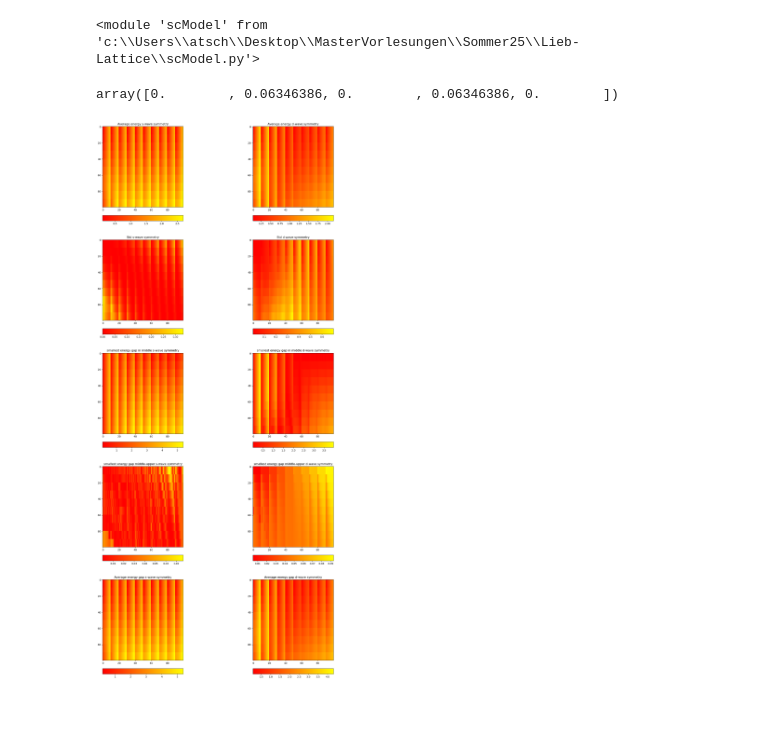
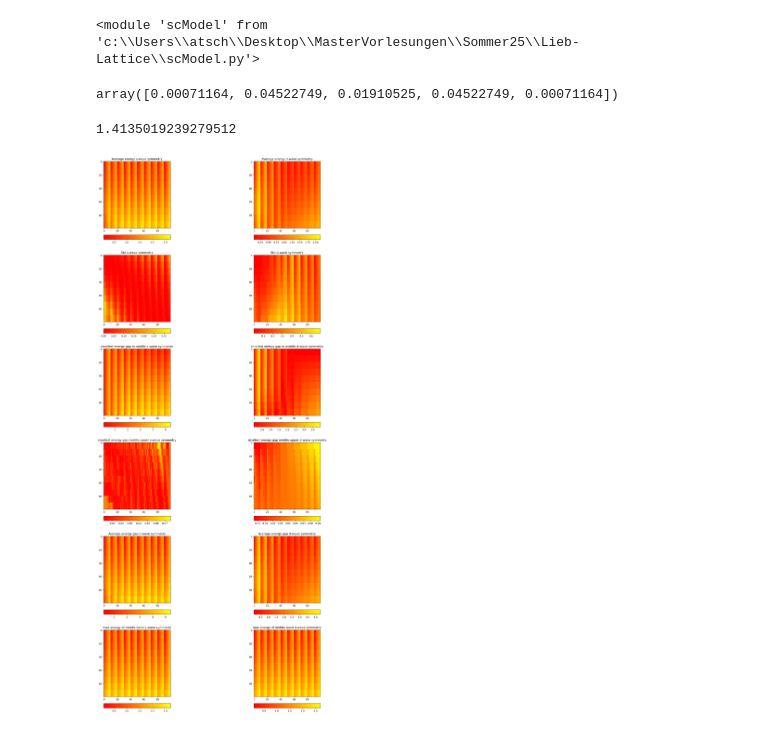
Before and after one commit to alicecarroll/Lieb-Lattice, a Jupyter notebook: calc4.ipynb, the cells around one changed output. Cells and saved outputs as stored; diff of their text form; code cells hidden in the pictures.

Commit message:
more stats

```diff
--- a/calc4.ipynb
+++ b/calc4.ipynb
@@ -10,7 +10,7 @@ import matplotlib.pyplot as plt
 from mpl_toolkits.axes_grid1.axes_divider import make_axes_locatable
 #import seaborn as sns
 # %%
-mM = scModel.Model()
+mM = scModel.Model(Del0=1, Deld=1, Dels=0, mu=1)
 # %%
 #params = np.concatenate(np.linspace(0, 2, 10), np.linspace(0, 2, 10), )
 #params_s = [(d0*0.2, dd*0.2, ds*0.2) for d0 in range(10) for dd in range(10) for ds in range(10)]
@@ -19,8 +19,13 @@ params_d = [(d0, dd, 0) for dd in np.linspace(0.1,2,10) for d0 in np.linspace(0.
 # %%
 mM.simple_stats()['mingap']
 # %% [output]
-array([0.        , 0.06346386, 0.        , 0.06346386, 0.        ])
+array([0.00071164, 0.04522749, 0.01910525, 0.04522749, 0.00071164])
+# %%
+mM.simple_stats()['maxe'][6]
+# %% [output]
+1.4135019239279512
 # %%
+maxe = np.ones((100, 100))
 ave = np.ones((100, 100))
 std = np.ones((100, 100))
 mingap_mid = np.ones((100, 100))
@@ -35,12 +40,15 @@ for i in range(10):
         d0, dd, ds = params_s[j]
         mM = scModel.Model(Del0=d0, Deld=dd, Dels=ds, mu=mu)
         stat = mM.simple_stats()
+
+        maxe[10*i:10*(i+1),j] = stat['maxe'][6]
         ave[10*i:10*(i+1),j] = stat['av'][6]
         std[10*i:10*(i+1),j] = stat['std'][6]
         mingap_mid[10*i:10*(i+1),j] = stat['mingap'][2]
         mingap_mid_to_up[10*i:10*(i+1),j] = stat['mingap'][3]
         avgap[10*i:10*(i+1),j] = stat['avgap'][2]
 # %%
+d_maxe = np.ones((100, 100))
 d_ave = np.ones((100, 100))
 d_std = np.ones((100, 100))
 d_mingap_mid = np.ones((100, 100))
@@ -55,13 +63,15 @@ for i in range(10):
         d0, dd, ds = params_d[j]
         mM = scModel.Model(Del0=d0, Deld=dd, Dels=ds, mu=mu)
         stat = mM.simple_stats()
+
+        d_maxe[10*i:10*(i+1),j] = stat['maxe'][6]
         d_ave[10*i:10*(i+1),j] = stat['av'][6]
         d_std[10*i:10*(i+1),j] = stat['std'][6]
         d_mingap_mid[10*i:10*(i+1),j] = stat['mingap'][2]
         d_mingap_mid_to_up[10*i:10*(i+1),j] = stat['mingap'][3]
         d_avgap[10*i:10*(i+1),j] = stat['avgap'][2]
 # %%
-fig, axes = plt.subplots(5, 2, figsize=(20,40))
+fig, axes = plt.subplots(6, 2, figsize=(20,40))
 axes[0,0].set_title("Average energy s-wave symmetry")
 axes[0,1].set_title("Average energy d-wave symmetry")
 axes[1, 0].set_title("Std s-wave symmetry")
@@ -72,6 +82,8 @@ axes[3, 0].set_title("smallest energy gap middle-upper s-wave symmetry")
 axes[3, 1].set_title("smallest energy gap middle-upper d-wave symmetry")
 axes[4, 0].set_title("Average energy gap s-wave symmetry")
 axes[4, 1].set_title("Average energy gap d-wave symmetry")
+axes[5, 0].set_title("max energy of middle band s-wave symmetry")
+axes[5, 1].set_title("max energy of middle band d-wave symmetry")
 
 av_s = axes[0,0].imshow(ave, cmap='autumn') # Visualize the Hamiltonian matrix
 av_d = axes[0,1].imshow(d_ave, cmap='autumn')
@@ -83,6 +95,8 @@ egum_s = axes[3,0].imshow(mingap_mid_to_up, cmap='autumn') # Visualize the Hamil
 egum_d = axes[3,1].imshow(d_mingap_mid_to_up, cmap='autumn')
 egav_s = axes[4,0].imshow(avgap, cmap='autumn') # Visualize the Hamiltonian matrix
 egav_d = axes[4,1].imshow(d_avgap, cmap='autumn')
+maxe_s = axes[5,0].imshow(maxe, cmap='autumn') # Visualize the Hamiltonian matrix
+maxe_d = axes[5,1].imshow(d_maxe, cmap='autumn')
 
 ax1_divider = make_axes_locatable(axes[0,0])
 cax1 = ax1_divider.append_axes("bottom", size="7%", pad="10%")
@@ -99,31 +113,38 @@ fig.colorbar(std_s, cax=cax3, ax=axes[1,0], orientation="horizontal")
 fig.colorbar(std_d, cax=cax4, ax=axes[1,1], orientation="horizontal")
 
 ax5_divider = make_axes_locatable(axes[2,0])
 cax5 = ax5_divider.append_axes("bottom", size="7%", pad="10%")
 ax6_divider = make_axes_locatable(axes[2,1])
 cax6 = ax6_divider.append_axes("bottom", size="7%", pad="10%")
 fig.colorbar(egm_s, cax=cax5, ax=axes[2,0], orientation="horizontal")
 fig.colorbar(egm_d, cax=cax6, ax=axes[2,1], orientation="horizontal")
 
 ax7_divider = make_axes_locatable(axes[3,0])
 cax7 = ax7_divider.append_axes("bottom", size="7%", pad="10%")
 ax8_divider = make_axes_locatable(axes[3,1])
 cax8 = ax8_divider.append_axes("bottom", size="7%", pad="10%")
 fig.colorbar(egum_s, cax=cax7, ax=axes[3,0], orientation="horizontal")
 fig.colorbar(egum_d, cax=cax8, ax=axes[3,1], orientation="horizontal")
 
 ax9_divider = make_axes_locatable(axes[4,0])
 cax9 = ax9_divider.append_axes("bottom", size="7%", pad="10%")
 ax10_divider = make_axes_locatable(axes[4,1])
 cax10 = ax10_divider.append_axes("bottom", size="7%", pad="10%")
 fig.colorbar(egav_s, cax=cax9, ax=axes[4,0], orientation="horizontal")
 fig.colorbar(egav_d, cax=cax10, ax=axes[4,1], orientation="horizontal")
 
+ax11_divider = make_axes_locatable(axes[5,0])
+cax11 = ax11_divider.append_axes("bottom", size="7%", pad="10%")
+ax12_divider = make_axes_locatable(axes[5,1])
+cax12 = ax12_divider.append_axes("bottom", size="7%", pad="10%")
+fig.colorbar(maxe_s, cax=cax11, ax=axes[5,0], orientation="horizontal")
+fig.colorbar(maxe_d, cax=cax12, ax=axes[5,1], orientation="horizontal")
+
 #ax2_divider = make_axes_locatable(axes[0])
 #cax2 = ax2_divider.append_axes("top", size="7%", pad="2%")
 
 
 
 plt.show()
 # %% [output]
-[figure, old version]
+[figure, new version]
```
Also changed, not shown: parts of 1 cell of this notebook, 6 other files.
